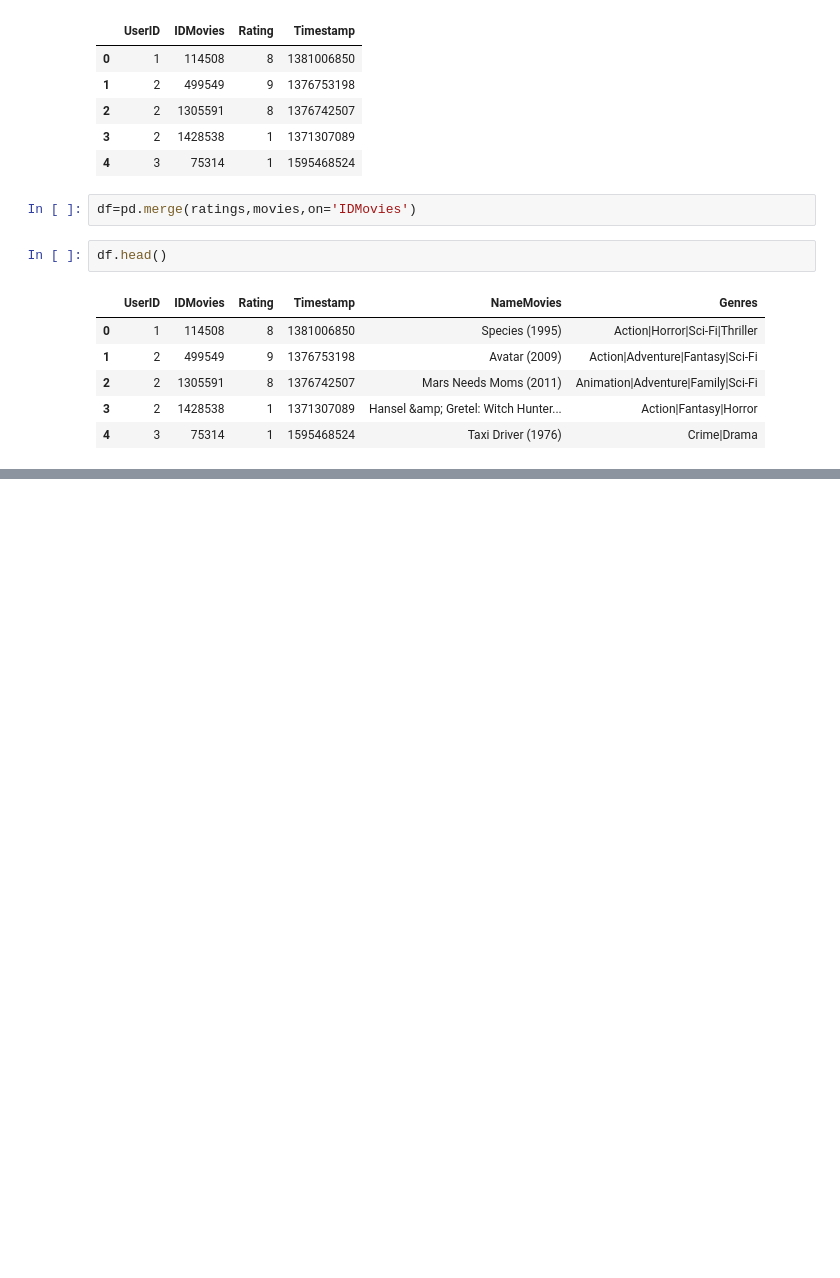
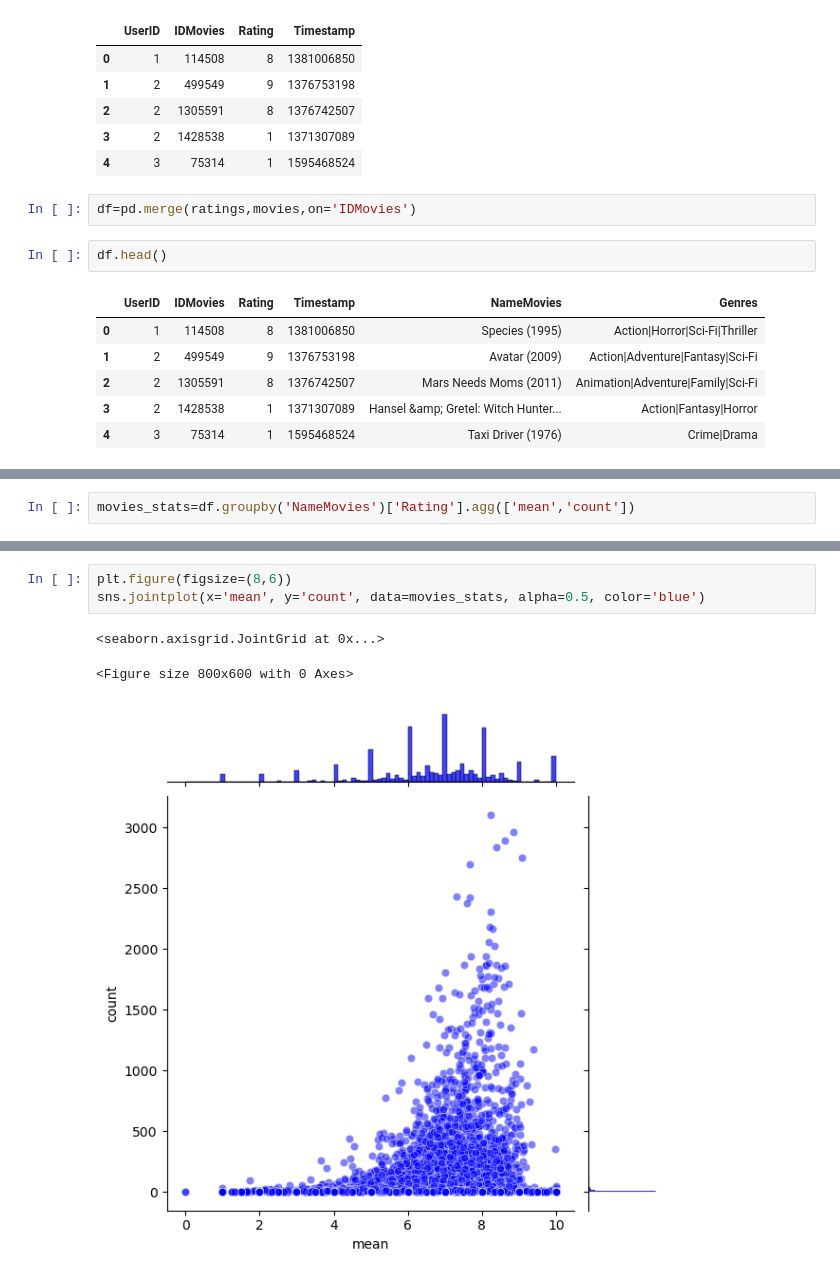
Before and after one commit to chinghia689/level3DS, a Jupyter notebook: hethonggoiy.ipynb, the cells around one changed output, grey strips where cells are left out. Saved outputs shown, nothing was run; the diff lists cells and outputs as text; blank space fills up the shorter version.

```diff
--- a/hethonggoiy.ipynb
+++ b/hethonggoiy.ipynb
@@ -37,0 +60,2 @@ df.head()
+# %%
+movies_stats=df.groupby('NameMovies')['Rating'].agg(['mean','count'])
@@ -37,0 +72,7 @@ df.head()
+# %%
+plt.figure(figsize=(8,6))
+sns.jointplot(x='mean', y='count', data=movies_stats, alpha=0.5, color='blue')
+# %% [output]
+<seaborn.axisgrid.JointGrid at 0x...>
+<Figure size 800x600 with 0 Axes>
+[figure, added]
```
Also changed, not shown: parts of 9 cells of this notebook.
